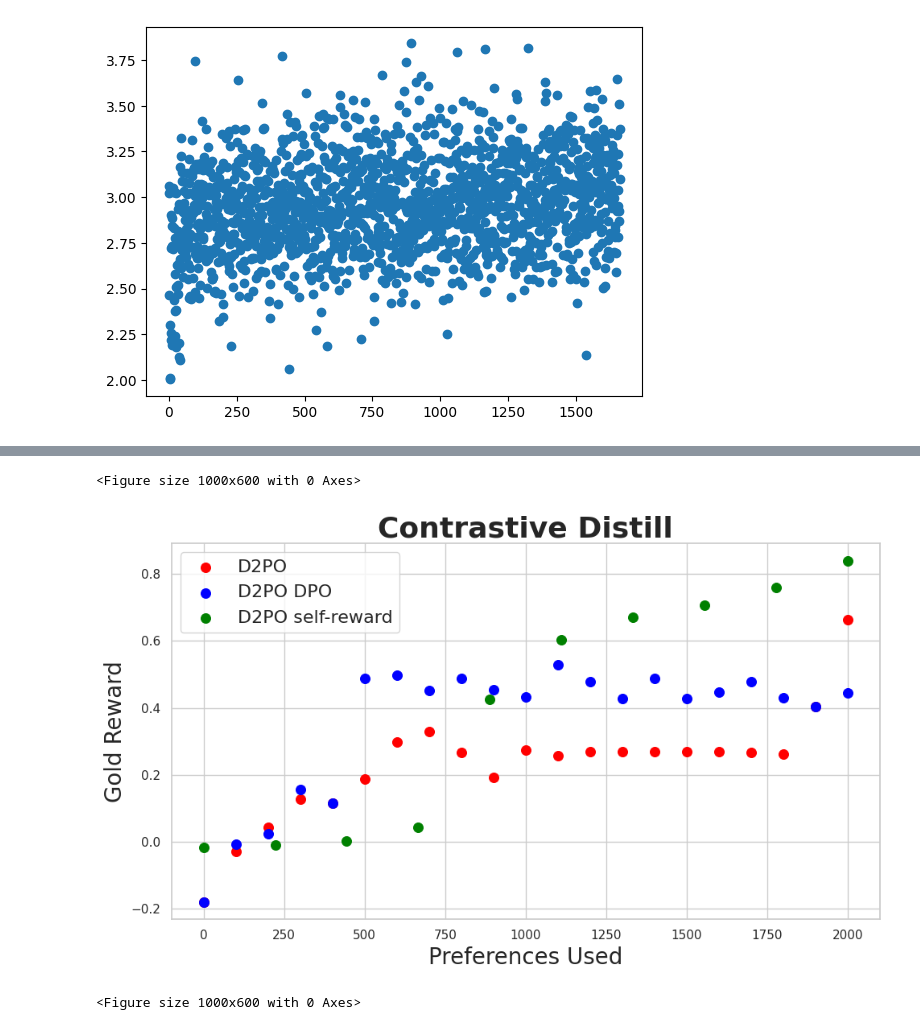
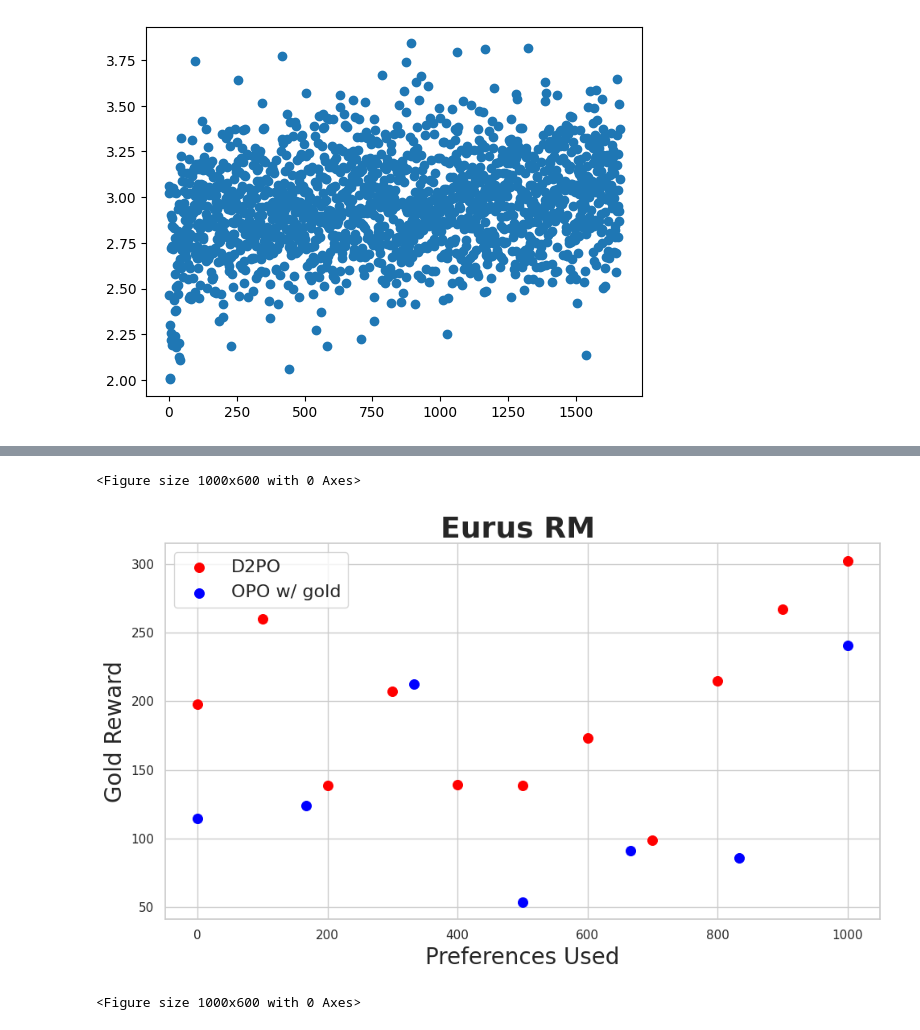
Before and after one commit to PrasannS/d2po, a Jupyter notebook: notebooks/trainlog_analysis.ipynb, the cells around one changed output, grey strips where cells are left out. Cells and saved outputs as stored; diff of their text form; code cells hidden in the pictures.

```diff
--- a/notebooks/trainlog_analysis.ipynb
+++ b/notebooks/trainlog_analysis.ipynb
@@ -536,7 +536,6 @@ nounextrares = {
     'D2PO RM':(0.4, [12, 12.395833333333334, 13.78125, 16.09375, 32.3, 46.833333333333336, 47.1875, 47.1875, 47.1875, 47.1875, 47.1875, 47.1875, 47.1875, 47.1875, 47.1875, 47.1875, 47.1875, 47.1875, 47.1875, 47.1875, 47.1875]),
     'D2PO DPO':(0.4, [12, 11.635416666666666, 13.09375, 16.4375, 30.3, 47.177083333333336, 47.166666666666664, 47.1875, 47.1875, 47.1875, 47.1875, 47.1875, 47.1875, 47.1875, 46.822916666666664, 47.1875, 47.1875, 47.1875, 47.1875, 47.177083333333336, 47.1875]),
     'D2PO self-reward':(0.8, [12, 11.5625, 11, 12.833333333333334, 20, 11.59375, 11.635416666666666, 20, 30, 11.739583333333334, 12.604166666666666, 12.15625, 12.708333333333334, 12.395833333333334, 12.625, 12.15625, 12.708333333333334, 12.395833333333334, 12.62]),
-
 }
 
 cdistmainres = {
@@ -548,8 +547,30 @@ cdextrares = {
     'D2PO':(1, [-0.18, -0.02783203125, 0.044514973958333336, 0.12833658854166666, 0.11572265625, 0.18733723958333334, 0.2970377604166667, 0.3292643229166667, 0.267822265625, 0.19319661458333334, 0.2730305989583333, 0.2572835286458333, 0.2694498697916667, 0.2682291666666667, 0.2682291666666667, 0.2682291666666667, 0.2682291666666667, 0.267578125, 0.2631022135416667, 0.4047037760416667, 0.6643880208333334]),
     'D2PO DPO':(1, [-0.18, -0.007, 0.0245, 0.156, 0.11572265625, 0.48733723958333334, 0.4970377604166667, 0.452643229166667, 0.487822265625, 0.45319661458333334, 0.4330305989583333, 0.52835286458333, 0.4794498697916667, 0.4282291666666667, 0.4882291666666667, 0.4282291666666667, 0.4482291666666667, 0.477578125, 0.431022135416667, 0.4047037760416667, 0.443880208333334]),
     'D2PO self-reward':(1, [-0.015625, -0.009724934895833334, 0.0032552083333333335, 0.042805989583333336, 0.4254557291666667, 0.6022135416666666, 0.669677734375, 0.70654296875, 0.7584635416666666, 0.8396809895833334])
+}
+
+eurusmainres = {
+    'D2PO':(1.5, [-38, 109.33104482323232, 224.15404040404042, 94.62563131313131, 353.0568181818182, 467.2282196969697, 501.738005050505, 512.1660353535353, 419.6073232323232, 510.7009154040404, 429.9343434343434, 283.0063131313131, 47.99431818181818, 266.3937815656566, 421.23480902777777, 740.9223484848485, 600.1830808080808, 534.7765151515151, 393.7472380050505, 330.55808080808083, 434.3087121212121, 327.29951862373736, 310.136442550505, 521.0627761994949, 457.36679292929296, 540.6375473484849, 549.7157512626262, 438.81234217171715, 454.87468434343435, 392.0864898989899]),
+    'OPO w/ gold':(1.5, [-38, 299.0239898989899, -100, 139.38648200757575, 16.71997316919192, 30.167100694444443, 11.353495896464647, -74.72948232323232, -53.686868686868685, 156.5123106060606, 200.79786142676767, 18.948192866161616, -62.64650410353536, 59.864267676767675, -58.05209319760101]),
+}
+
+eurusoffres = {
+    'D2PO':(.5, [197.72743055555554, 260.4166666666667, 138.76815025252526, 207.41666666666666, 139.40751262626262, 138.7651120580808, 173.00128235479798, 98.36584595959596, 214.76574337121212, 267.10157236426767, 302.7638888888889]),
+    'OPO w/ gold':(.5, [114.66177398989899, 123.91871843434343, 212.33712121212122, 53.33396464646464, 91.08522727272727, 85.63470643939394, 240.85227272727272]),
 
 }
+
+paramainres = {
+    "D2PO": (1, [1.78, 1.921882987529204, 1.9388900754979241, 1.95381160540458, 1.927013033044973, 2.0213439306956698, 2.053246938471427, 2.001892244368512, 2.0370401050597002, 2.059238047539881, 2.0401823339577443, 2.0704960237792465, 2.0570399354274427, 2.0861913398640413, 2.0571561829910965, 2.1154032019300506, 2.0597539099054054, 2.090840876878276, 2.054944190193923]),
+    "OPO w/ gold": (1, [1.78, 2.0221674475720275, 2.0423674797830964, 2.101294407148669, 2.042931479621581, 2.1007728554154563, 2.0792625886941876, 2.0415345111161147, 2.096256166522017, 2.0703800716173197]),
+
+}
+
+mathmainres = {
+    "D2PO": (1, [-12.1, -4.47979797979798, -10.833333333333334, -3.2676767676767677, -3.808080808080808, -12.666666666666666, -3.8737373737373737, -6.090909090909091, -2.5707070707070705, -2.323232323232323, -3.303030303030303, -3.015151515151515, -2.54040404040404, -2.6262626262626263, -1.6818181818181819, -2.4292929292929295, -2.4696969696969697, -2.2373737373737375, -4.7272727272727275, -1.5909090909090908]),
+    "OPO w/ gold": (1, [-12.1, -9.909090909090908, -4.904040404040404, -5.156565656565657, -2.287878787878788, -3.6515151515151514, -2.0, -1.3131313131313131, -1.5454545454545454, -1.5555555555555556])
+}
+
 # TODO verify
 nounmainpoints = [(800, 13), (800,11)]
 cdmainpoints = [(2000, -0.1), (2000,0.18)]
@@ -557,8 +631,8 @@ bowmainpoints = [(4000, 5.9), (4000,6.2)]
 # %%
-plot_methods(cdextrares, xlabel="Preferences Used", ylabel="Gold Reward", setname="Contrastive Distill", fname ='cdextra.pdf')
+plot_methods(eurusoffres, xlabel="Preferences Used", ylabel="Gold Reward", setname="Eurus RM ", fname ='eurusoff.pdf')
 # %% [output]
 <Figure size 1000x600 with 0 Axes>
-[figure, old version]
+[figure, new version]
 # %%
 plot_methods(cdistmainres, xlabel="Preferences Used", ylabel="Gold Reward", setname="Contrastive Distill", fname ='cdmain.pdf', point_labels=['DPO', "OPO w/ RM"], points=cdmainpoints)
 # %% [output]
```
Also changed, not shown: parts of 8 cells of this notebook, 13 other files.
